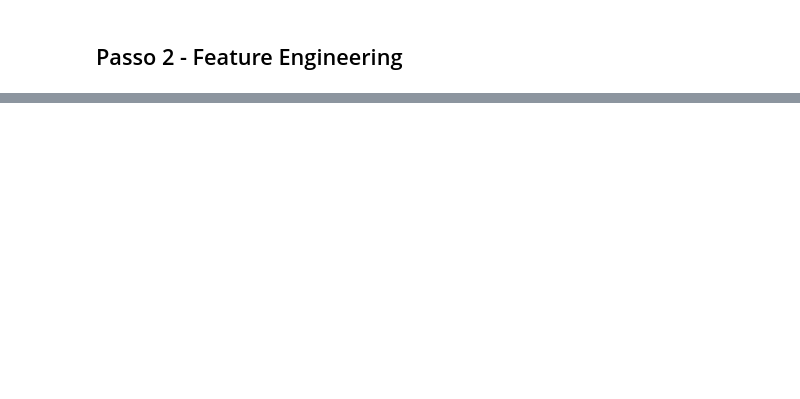
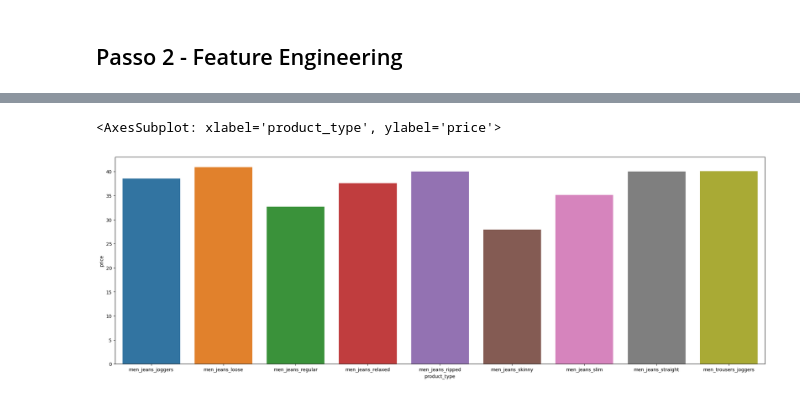
Before and after one commit to BrenoTeixeira/star_jeans_ETL_and_visualization, a Jupyter notebook: EDA.ipynb, the cells around one changed output, grey strips where cells are left out. Drawn from its saved outputs; the diff is of its cells as text; code cells hidden in the pictures; blank space fills up the shorter version.

```diff
--- a/EDA.ipynb
+++ b/EDA.ipynb
@@ -81,3 +91,5 @@ df_1['scrappy_datetime'] = pd.to_datetime(df_1['scrappy_datetime'])
+# %%
+df_hm1['scrap_datetime'] = pd.to_datetime(df_hm1['scrap_datetime'])
 # %% [markdown]
 ### Missing data
 # %%
@@ -89,5 +141,5 @@ df_1.isna().sum()/df_1.shape[0]
 # %%
-df_aux = df_1.drop(columns=['model_size', 'model_height'])
+df_hm2 = df_hm1.drop(columns=['model_size', 'model_height'])
 # %% [markdown]
 ### 1.5 Data Description
 # %%
@@ -166,0 +167,9 @@ df_aux[['product_id', 'product_name',  'color_name', 'price']].groupby([ 'produc
+# %%
+df_hm2['year'] = df_hm2['scrap_datetime'].dt.year
+df_hm2['month'] = df_hm2['scrap_datetime'].dt.month
+df_hm2['day'] = df_hm2['scrap_datetime'].dt.day
+df_hm2['week'] = df_hm2['scrap_datetime'].dt.isocalendar().week
+df_hm2['week_day'] = df_hm2['scrap_datetime'].dt.weekday
+df_hm2['hour'] = df_hm2['scrap_datetime'].dt.hour
+df_hm2['minute'] = df_hm2['scrap_datetime'].dt.minute
+df_hm2['month_day'] = df_hm2['scrap_datetime'].dt.strftime('%m-%d')
@@ -166,0 +186,10 @@ df_aux[['product_id', 'product_name',  'color_name', 'price']].groupby([ 'produc
+# %%
+df_aux_mean = df_hm2[['product_type', 'price']].groupby('product_type').mean().reset_index()
+df_aux_min = df_hm2[['product_type', 'price']].groupby('product_type').min().reset_index()
+df_aux_max = df_hm2[['product_type', 'price']].groupby('product_type').max().reset_index()
+# %%
+plt.figure(figsize=(25, 8))
+sns.barplot(data=df_aux_mean, x='product_type', y='price')
+# %% [output]
+<AxesSubplot: xlabel='product_type', ylabel='price'>
+[figure, added]
```
Also changed, not shown: parts of 61 cells of this notebook, 4 other files.
